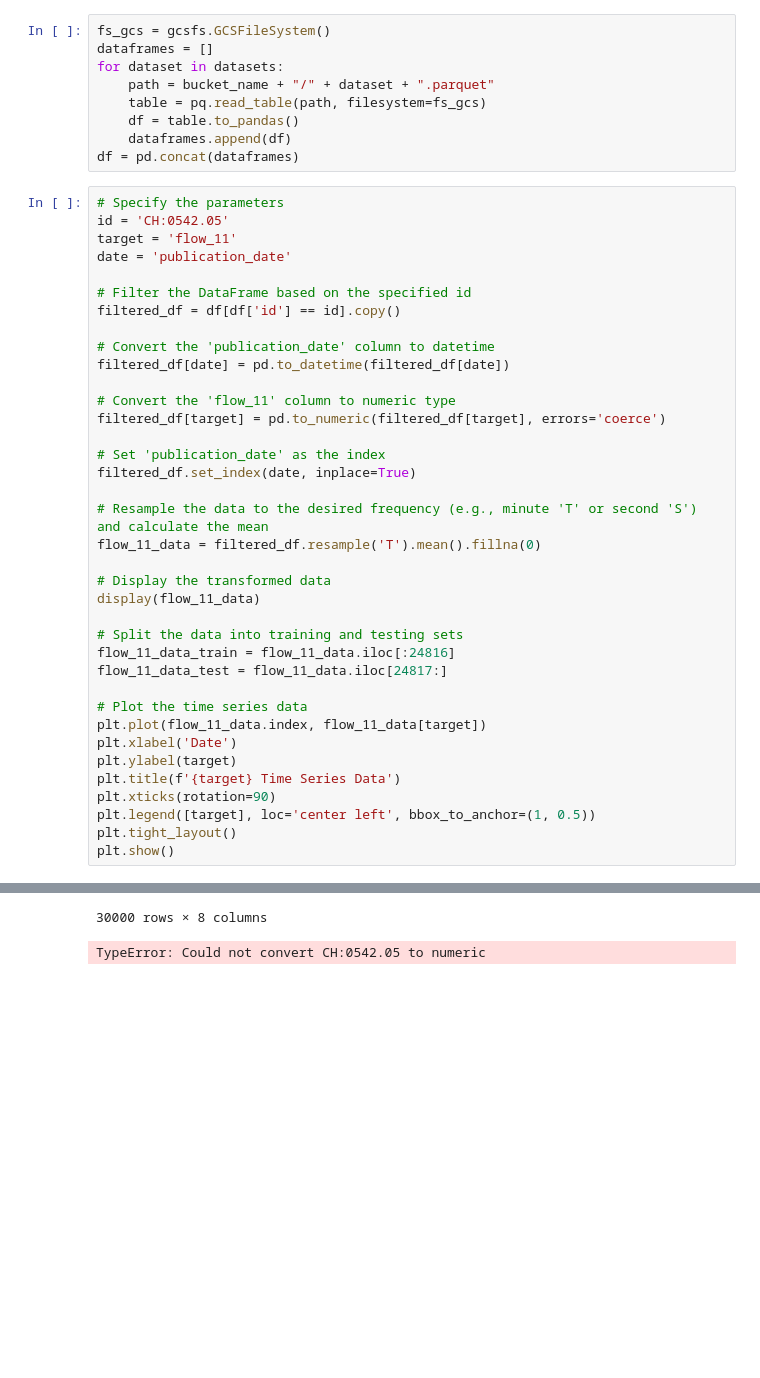
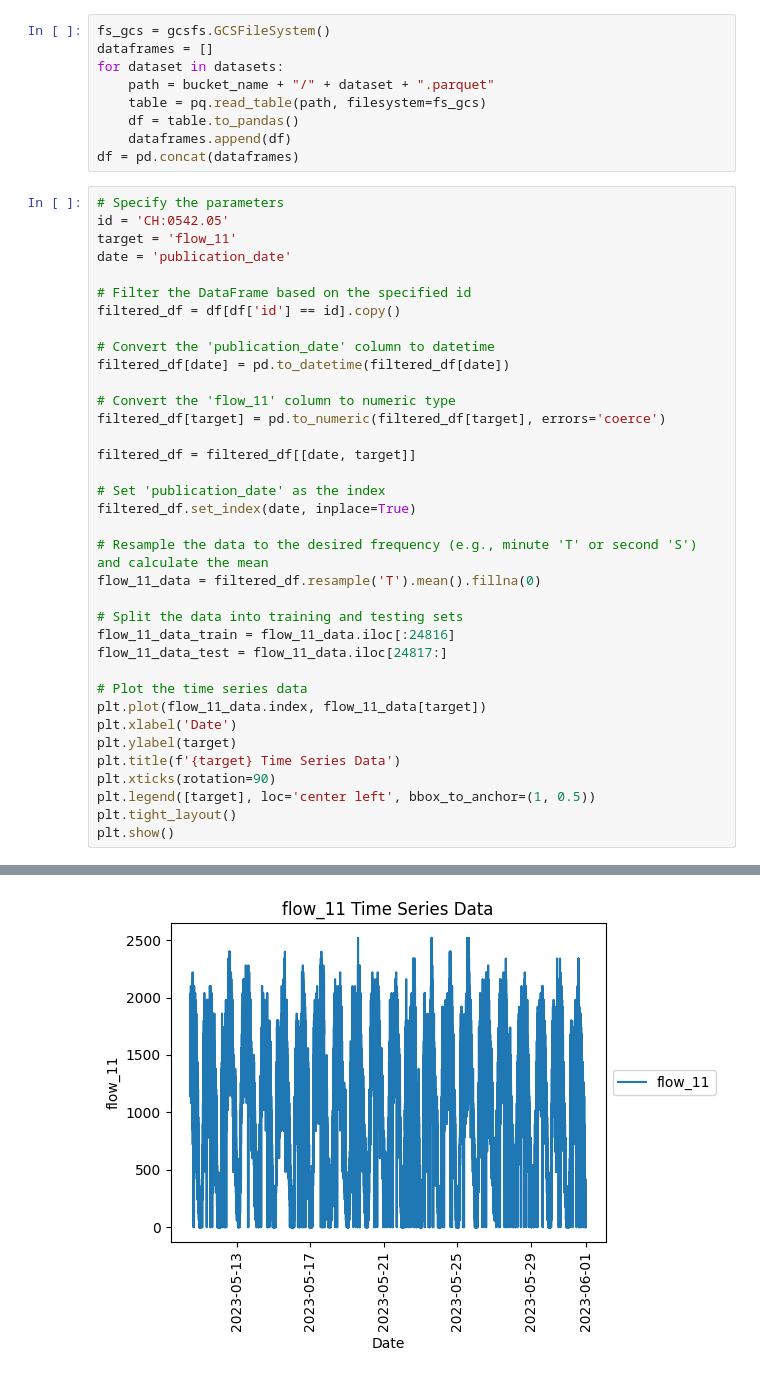
Before and after one commit to PrediSwiss/TraficPrediction, a Jupyter notebook: arima.ipynb, the cells around one changed output, grey strips where cells are left out. Saved outputs shown, nothing was run; the diff lists cells and outputs as text; blank space fills up the shorter version.

```diff
--- a/arima.ipynb
+++ b/arima.ipynb
@@ -37,14 +37,13 @@ filtered_df[date] = pd.to_datetime(filtered_df[date])
 # Convert the 'flow_11' column to numeric type
 filtered_df[target] = pd.to_numeric(filtered_df[target], errors='coerce')
 
+filtered_df = filtered_df[[date, target]]
+
 # Set 'publication_date' as the index
 filtered_df.set_index(date, inplace=True)
 
 # Resample the data to the desired frequency (e.g., minute 'T' or second 'S') and calculate the mean
 flow_11_data = filtered_df.resample('T').mean().fillna(0)
-
-# Display the transformed data
-display(flow_11_data)
 
 # Split the data into training and testing sets
 flow_11_data_train = flow_11_data.iloc[:24816]
@@ -75,2 +62 @@ plt.show()
-30000 rows × 8 columns
-TypeError: Could not convert CH:0542.05 to numeric
+[figure, added]
```
Also changed, not shown: parts of 7 cells of this notebook.
